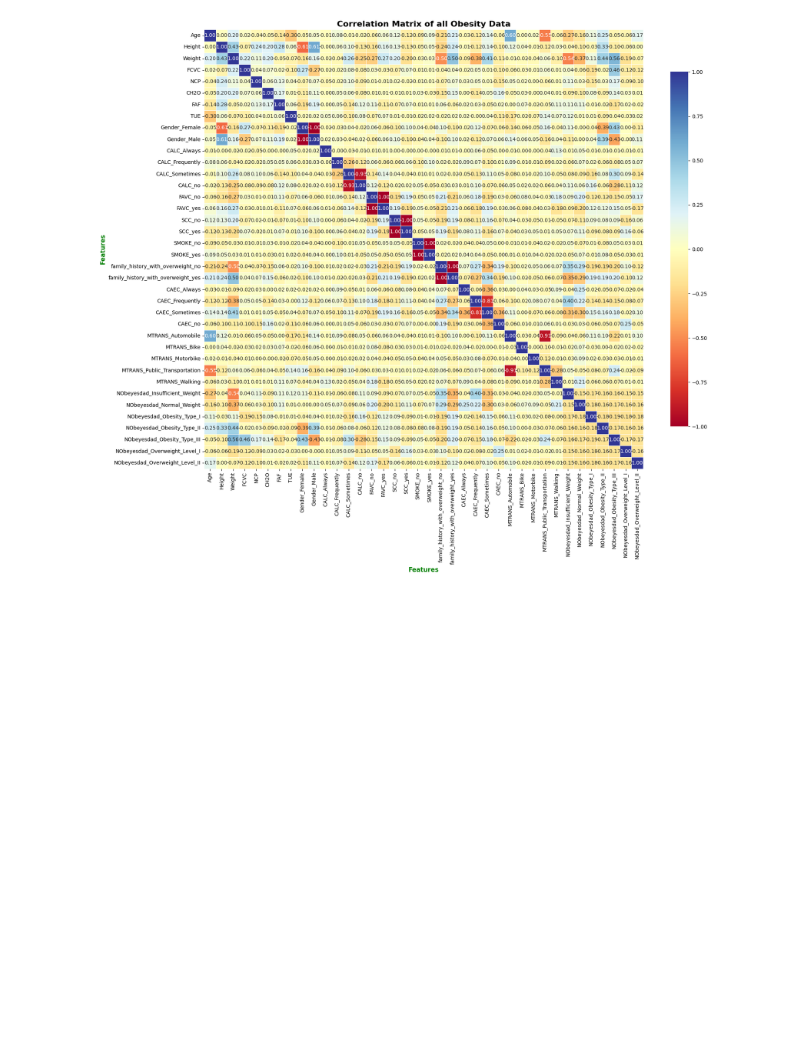
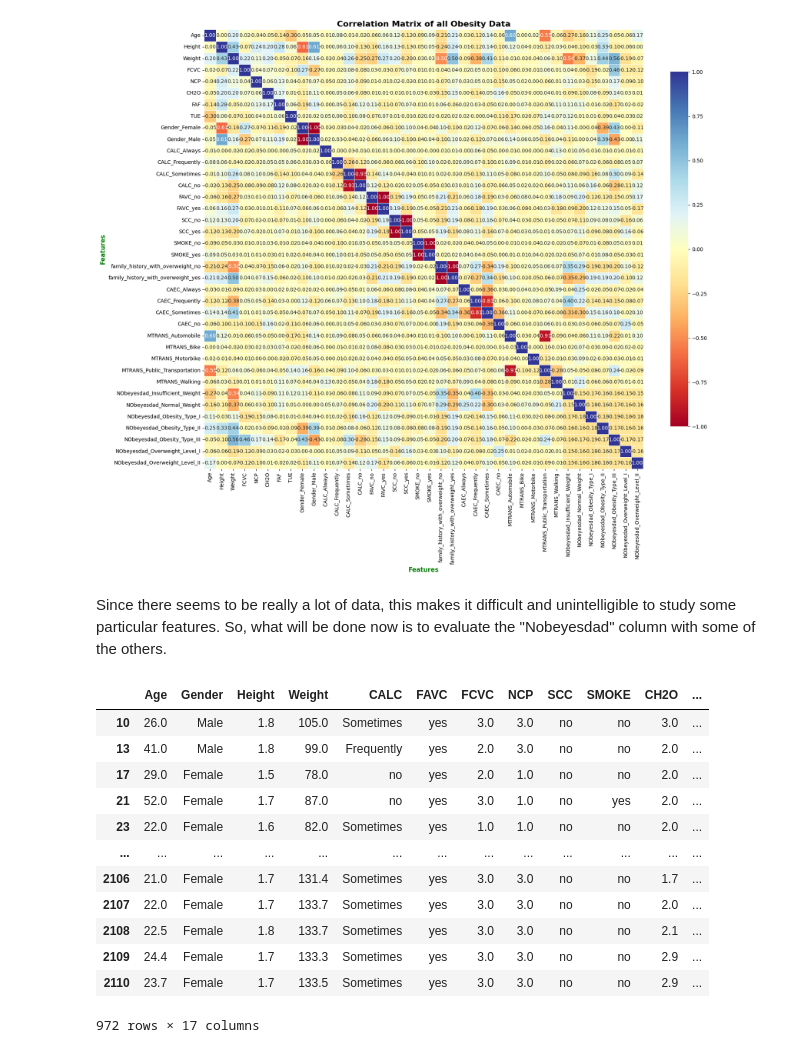
Before and after one commit to letizialanza01/SR_Obesity_Project, a Jupyter notebook: SR_Obesity_Project.ipynb, the cells around one changed output. Cells and saved outputs as stored; diff of their text form; code cells hidden in the pictures; blank space fills up the shorter version.

```diff
--- a/SR_Obesity_Project.ipynb
+++ b/SR_Obesity_Project.ipynb
@@ -757,3 +757,5 @@ plt.tight_layout()
 plt.show()
 # %% [output]
 [figure]
+# %% [markdown]
+Since there seems to be really a lot of data, this makes it difficult and unintelligible to study some particular features. So, what will be done now is to evaluate the "Nobeyesdad" column with some of the others.
@@ -759,0 +777,16 @@ plt.show()
+# %%
+obesity_df_OT
+# %% [output]
+|  | Age | Gender | Height | Weight | CALC | FAVC | FCVC | NCP | SCC | SMOKE | CH2O | ... |
+| 10 | 26.0 | Male | 1.8 | 105.0 | Sometimes | yes | 3.0 | 3.0 | no | no | 3.0 | ... |
+| 13 | 41.0 | Male | 1.8 | 99.0 | Frequently | yes | 2.0 | 3.0 | no | no | 2.0 | ... |
+| 17 | 29.0 | Female | 1.5 | 78.0 | no | yes | 2.0 | 1.0 | no | no | 2.0 | ... |
+| 21 | 52.0 | Female | 1.7 | 87.0 | no | yes | 3.0 | 1.0 | no | yes | 2.0 | ... |
+| 23 | 22.0 | Female | 1.6 | 82.0 | Sometimes | yes | 1.0 | 1.0 | no | no | 2.0 | ... |
+| ... | ... | ... | ... | ... | ... | ... | ... | ... | ... | ... | ... | ... |
+| 2106 | 21.0 | Female | 1.7 | 131.4 | Sometimes | yes | 3.0 | 3.0 | no | no | 1.7 | ... |
+| 2107 | 22.0 | Female | 1.7 | 133.7 | Sometimes | yes | 3.0 | 3.0 | no | no | 2.0 | ... |
+| 2108 | 22.5 | Female | 1.8 | 133.7 | Sometimes | yes | 3.0 | 3.0 | no | no | 2.1 | ... |
+| 2109 | 24.4 | Female | 1.7 | 133.3 | Sometimes | yes | 3.0 | 3.0 | no | no | 2.9 | ... |
+| 2110 | 23.7 | Female | 1.7 | 133.5 | Sometimes | yes | 3.0 | 3.0 | no | no | 2.9 | ... |
+972 rows × 17 columns
```
Also changed, not shown: parts of 11 cells of this notebook.
